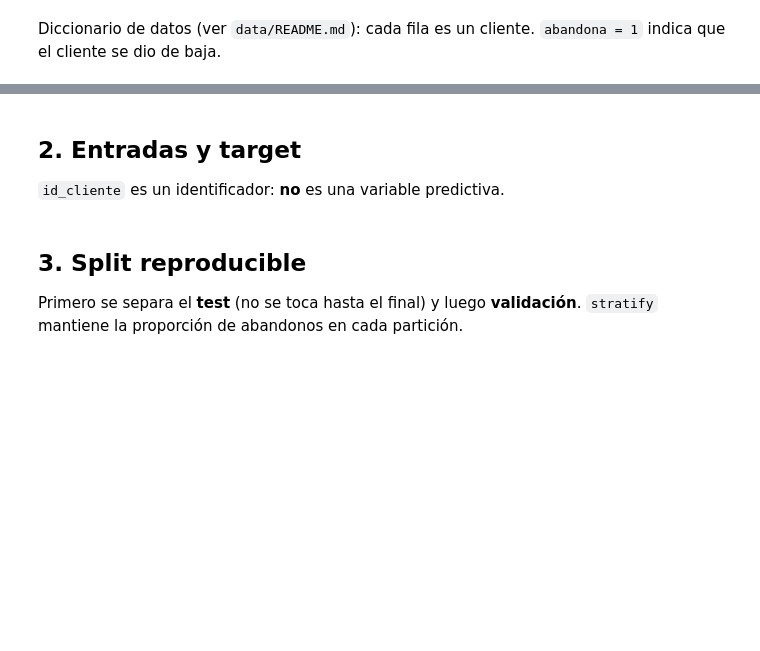
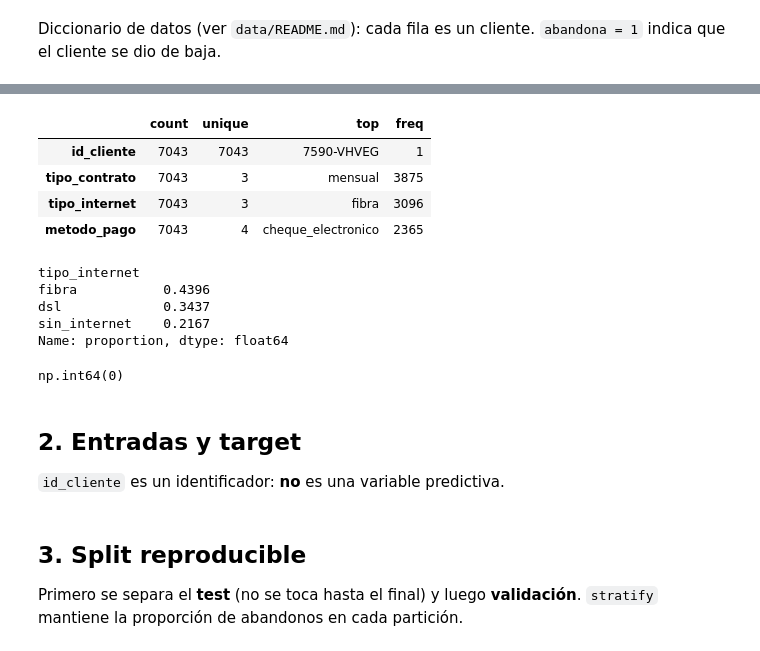
Before and after one commit to josanjd96-coding/mlops-clients-churn, a Jupyter notebook: notebooks/baseline.ipynb, the cells around one changed output, grey strips where cells are left out. Drawn from its saved outputs; the diff is of its cells as text; code cells hidden in the pictures; blank space fills up the shorter version.

```diff
--- a/notebooks/baseline.ipynb
+++ b/notebooks/baseline.ipynb
@@ -42,3 +93,25 @@ df.describe(include="all").T
+# %%
+df.describe(include="str").T
+# %% [output]
+|  | count | unique | top | freq |
+| id_cliente | 7043 | 7043 | 7590-VHVEG | 1 |
+| tipo_contrato | 7043 | 3 | mensual | 3875 |
+| tipo_internet | 7043 | 3 | fibra | 3096 |
+| metodo_pago | 7043 | 4 | cheque_electronico | 2365 |
+# %%
+df['tipo_internet'].value_counts(normalize=True).round(4)
+# %% [output]
+tipo_internet
+fibra           0.4396
+dsl             0.3437
+sin_internet    0.2167
+Name: proportion, dtype: float64
+# %%
+# Filas duplicadas
+df.duplicated().sum()
+# df.isna().sum()
+# %% [output]
+np.int64(0)
 # %% [markdown]
 ## 2. Entradas y target
 
```
Also changed, not shown: parts of 14 cells of this notebook, 5 other files.
